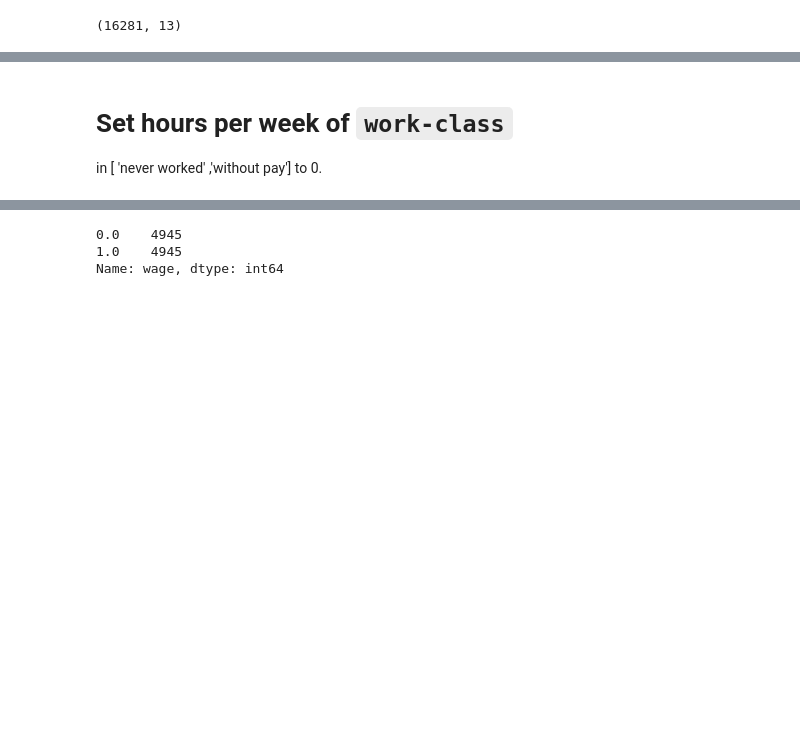
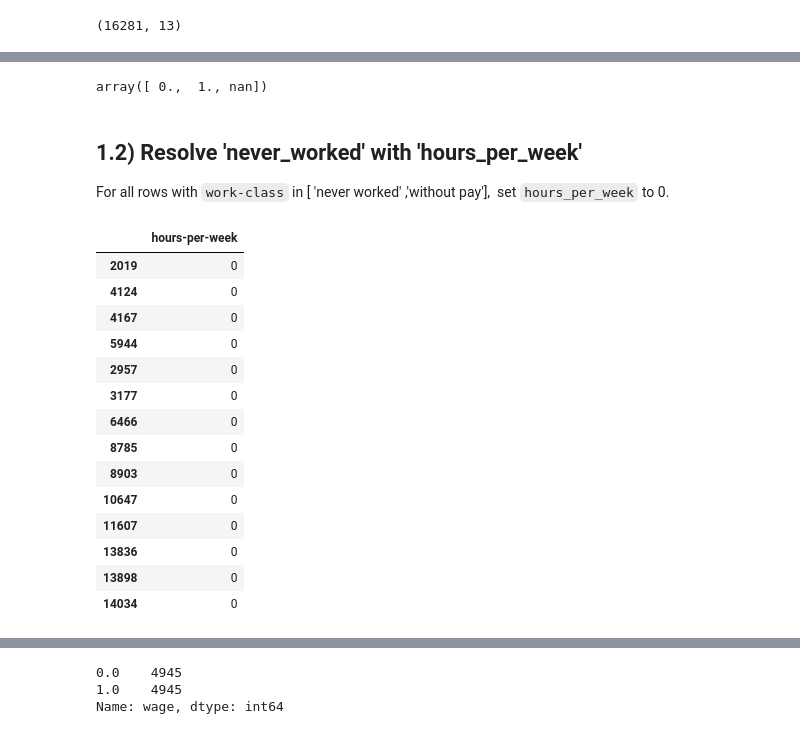
Before and after one commit to davidcherney/Competition-Good-Fast-Cheap, a Jupyter notebook: model.ipynb, the cells around one changed output, grey strips where cells are left out. Cells and saved outputs as stored; diff of their text form; code cells hidden in the pictures; blank space fills up the shorter version.

```diff
--- a/model.ipynb
+++ b/model.ipynb
@@ -16,2 +20,2 @@ submission_data.shape
 # %%
-concat_test_train = pd.concat([data,submission_data])
+concat_train_test = pd.concat([data,test_data])
@@ -18,4 +27,9 @@ concat_test_train = pd.concat([data,submission_data])
+# %%
+concat_train_test['wage'].unique()
+# %% [output]
+array([ 0.,  1., nan])
 # %% [markdown]
-# Set hours per week of `work-class`
-in  [ 'never worked' ,'without pay'] to 0.
+## 1.2) Resolve 'never_worked' with 'hours_per_week'
+
+For all rows with `work-class` in  [ 'never worked' ,'without pay'],  set `hours_per_week` to 0.
 # %%
@@ -25,3 +42,19 @@ concat_test_train.loc[Fil,['hours-per-week']] = 0
 # %%
-# concat_test_train.loc[Fil,['hours-per-week']]
+concat_train_test.loc[filter_disjunction,['hours-per-week']]
+# %% [output]
+|  | hours-per-week |
+| 2019 | 0 |
+| 4124 | 0 |
+| 4167 | 0 |
+| 5944 | 0 |
+| 2957 | 0 |
+| 3177 | 0 |
+| 6466 | 0 |
+| 8785 | 0 |
+| 8903 | 0 |
+| 10647 | 0 |
+| 11607 | 0 |
+| 13836 | 0 |
+| 13898 | 0 |
+| 14034 | 0 |
 # %% [markdown]
```
Also changed, not shown: parts of 60 cells of this notebook.
